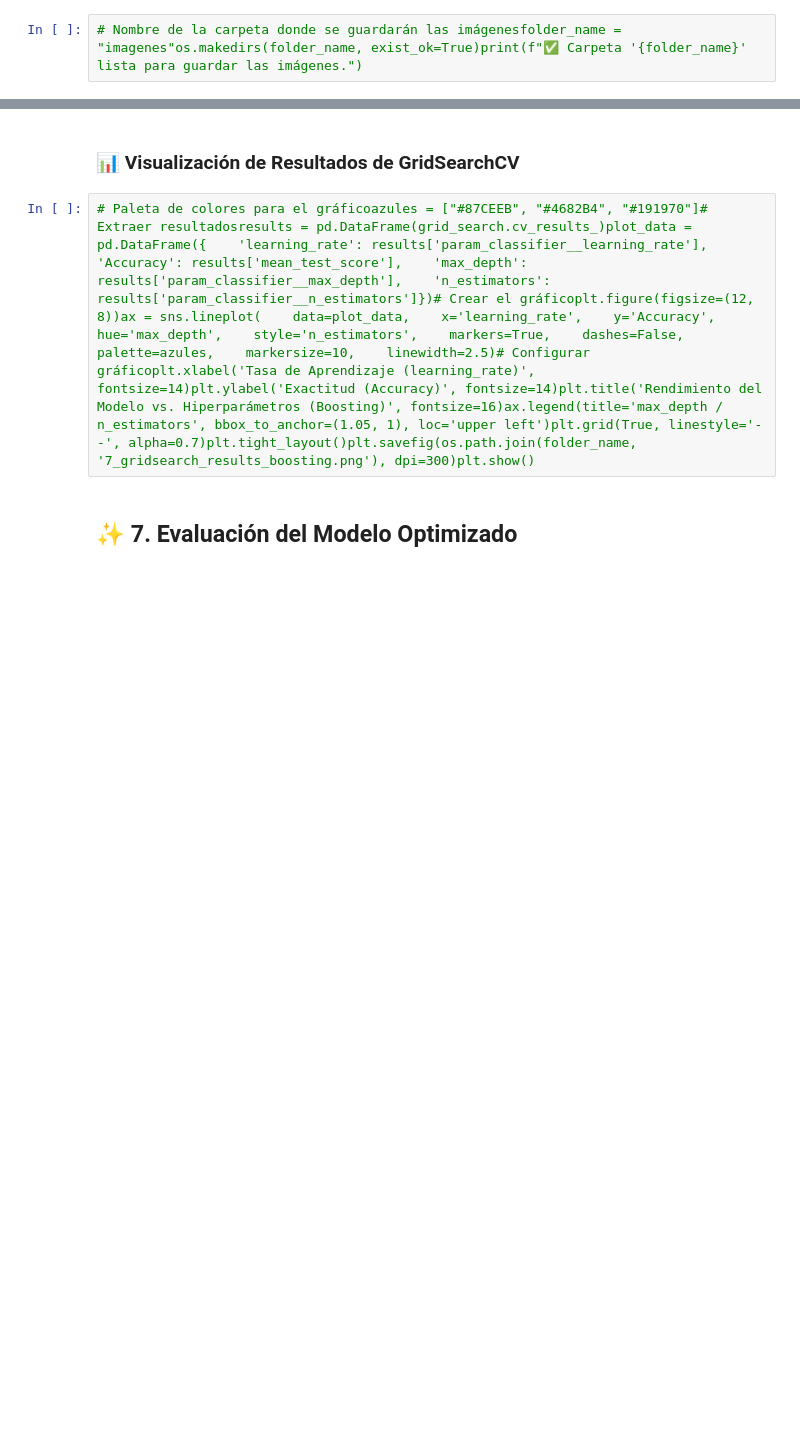
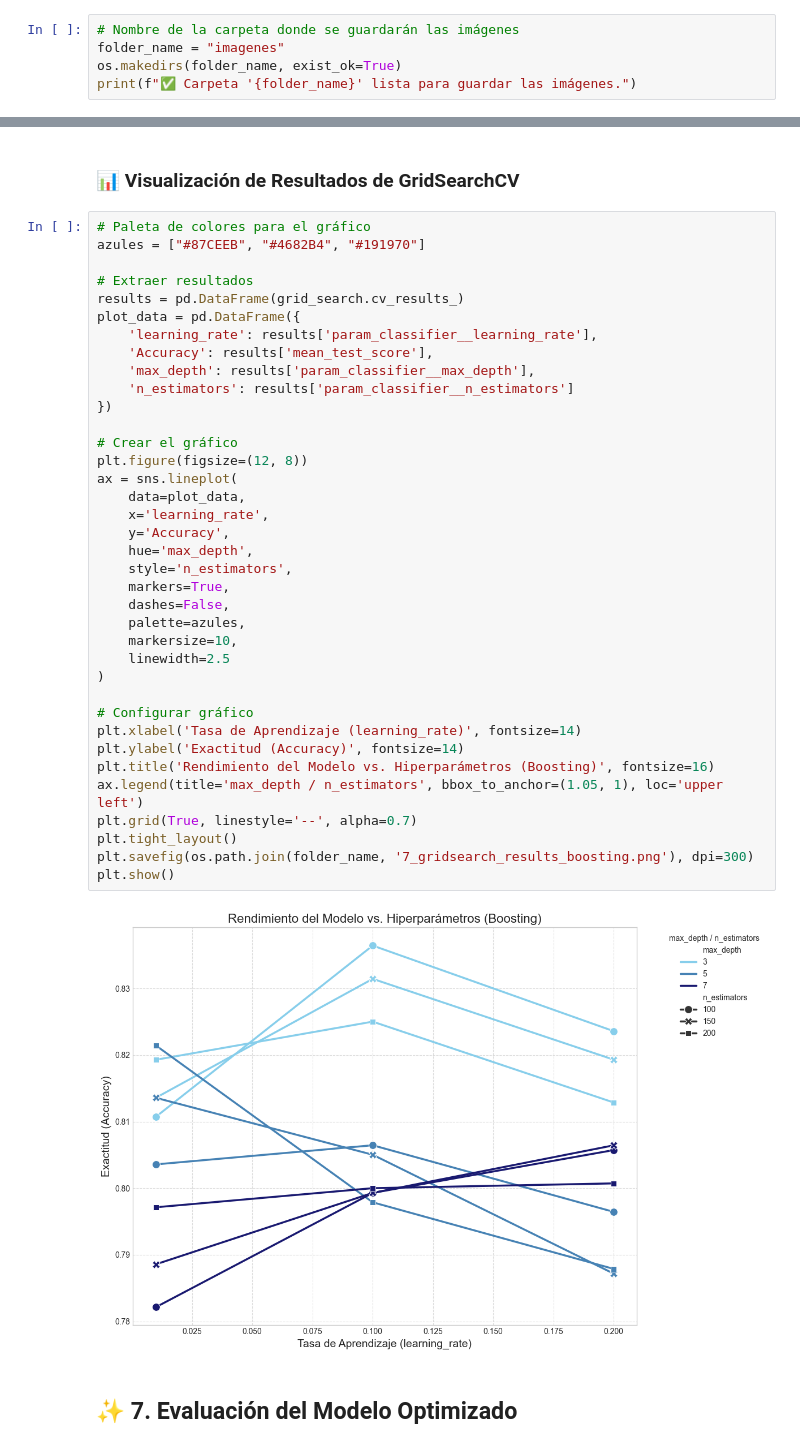
Before and after one commit to qlabpucp/Manual_de_Machine-_Learning_Aplicaciones, a Jupyter notebook: Capitulo_5/Nuevo_3/Aplicacion_practica_boosting_si.ipynb, the cells around one changed output, grey strips where cells are left out. Drawn from its saved outputs; the diff is of its cells as text; blank space fills up the shorter version.

```diff
--- a/Capitulo_5/Nuevo_3/Aplicacion_practica_boosting_si.ipynb
+++ b/Capitulo_5/Nuevo_3/Aplicacion_practica_boosting_si.ipynb
@@ -7,2 +44,5 @@
 # %%
-# Nombre de la carpeta donde se guardarán las imágenesfolder_name = "imagenes"os.makedirs(folder_name, exist_ok=True)print(f"✅ Carpeta '{folder_name}' lista para guardar las imágenes.")
+# Nombre de la carpeta donde se guardarán las imágenes
+folder_name = "imagenes"
+os.makedirs(folder_name, exist_ok=True)
+print(f"✅ Carpeta '{folder_name}' lista para guardar las imágenes.")
@@ -35,7 +237,44 @@ y_pred = pipeline_final.predict(X_test)y_pred_proba = pipeline_final.predict_pro
 # %% [markdown]
 ### 📊 Visualización de Resultados de GridSearchCV
 # %%
-# Paleta de colores para el gráficoazules = ["#87CEEB", "#4682B4", "#191970"]# Extraer resultadosresults = pd.DataFrame(grid_search.cv_results_)plot_data = pd.DataFrame({    'learning_rate': results['param_classifier__learning_rate'],    'Accuracy': results['mean_test_score'],    'max_depth': results['param_classifier__max_depth'],    'n_estimators': results['param_classifier__n_estimators']})# Crear el gráficoplt.figure(figsize=(12, 8))ax = sns.lineplot(    data=plot_data,    x='learning_rate',    y='Accuracy',    hue='max_depth',    style='n_estimators',    markers=True,    dashes=False,    palette=azules,    markersize=10,    linewidth=2.5)# Configurar gráficoplt.xlabel('Tasa de Aprendizaje (learning_rate)', fontsize=14)plt.ylabel('Exactitud (Accuracy)', fontsize=14)plt.title('Rendimiento del Modelo vs. Hiperparámetros (Boosting)', fontsize=16)ax.legend(title='max_depth / n_estimators', bbox_to_anchor=(1.05, 1), loc='upper left')plt.grid(True, linestyle='--', alpha=0.7)plt.tight_layout()plt.savefig(os.path.join(folder_name, '7_gridsearch_results_boosting.png'), dpi=300)plt.show()
+# Paleta de colores para el gráfico
+azules = ["#87CEEB", "#4682B4", "#191970"]
+
+# Extraer resultados
+results = pd.DataFrame(grid_search.cv_results_)
+plot_data = pd.DataFrame({
+    'learning_rate': results['param_classifier__learning_rate'],
+    'Accuracy': results['mean_test_score'],
+    'max_depth': results['param_classifier__max_depth'],
+    'n_estimators': results['param_classifier__n_estimators']
+})
+
+# Crear el gráfico
+plt.figure(figsize=(12, 8))
+ax = sns.lineplot(
+    data=plot_data,
+    x='learning_rate',
+    y='Accuracy',
+    hue='max_depth',
+    style='n_estimators',
+    markers=True,
+    dashes=False,
+    palette=azules,
+    markersize=10,
+    linewidth=2.5
+)
+
+# Configurar gráfico
+plt.xlabel('Tasa de Aprendizaje (learning_rate)', fontsize=14)
+plt.ylabel('Exactitud (Accuracy)', fontsize=14)
+plt.title('Rendimiento del Modelo vs. Hiperparámetros (Boosting)', fontsize=16)
+ax.legend(title='max_depth / n_estimators', bbox_to_anchor=(1.05, 1), loc='upper left')
+plt.grid(True, linestyle='--', alpha=0.7)
+plt.tight_layout()
+plt.savefig(os.path.join(folder_name, '7_gridsearch_results_boosting.png'), dpi=300)
+plt.show()
+# %% [output]
+[figure, added]
 # %% [markdown]
 ## ✨ 7. Evaluación del Modelo Optimizado
 # %%
```
Also changed, not shown: parts of 16 cells of this notebook, 2 other files.
